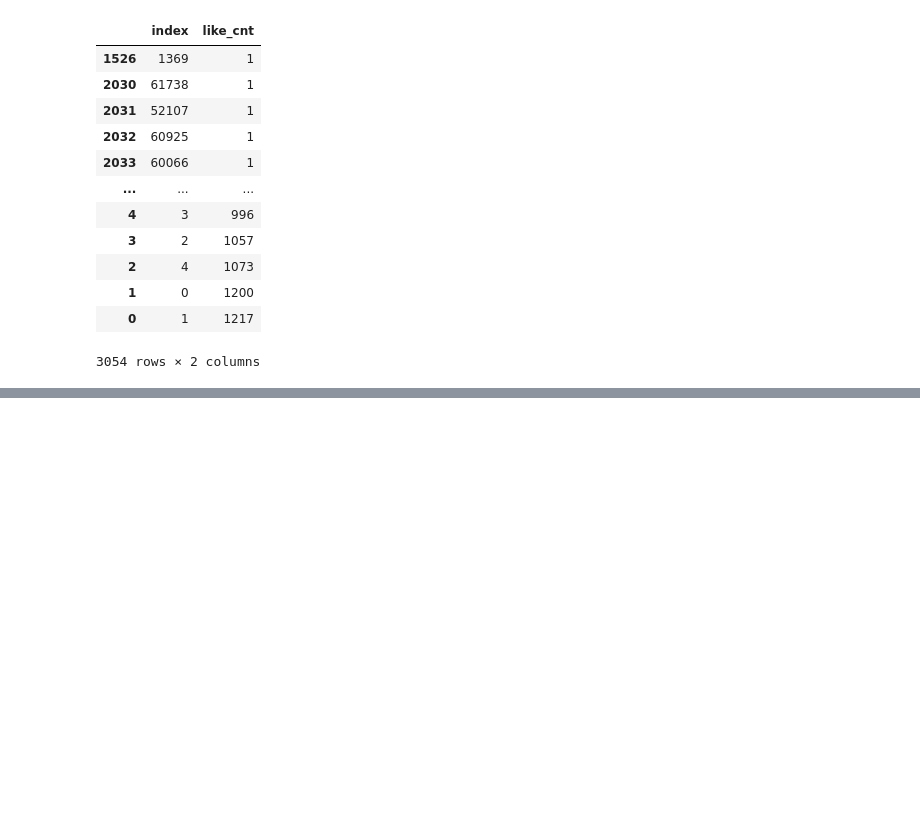
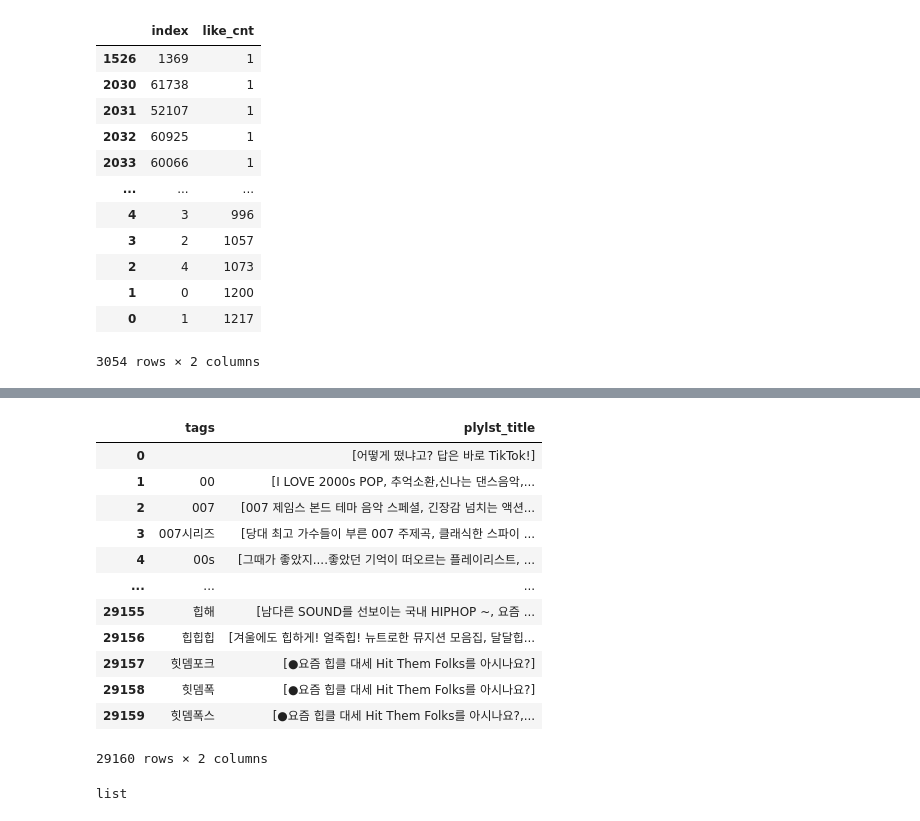
Before and after one commit to pulpo125/AIPlayer_Pling, a Jupyter notebook: EDA.ipynb, the cells around one changed output, grey strips where cells are left out. Cells and saved outputs as stored; diff of their text form; code cells hidden in the pictures; blank space fills up the shorter version.

```diff
--- a/EDA.ipynb
+++ b/EDA.ipynb
@@ -289,0 +294,4 @@ tmp_df_likecnt
+# %%
+train = pd.read_json('./kakao_arena_melon/res/train.json', typ = 'frame')
+tags_plylst_title = train[['tags', 'plylst_title']]
+tags_plylst_title.head()
@@ -289,0 +305,12 @@ tmp_df_likecnt
+# %%
+tags_plylst_title_unnest = np.dstack(
+    (
+        np.repeat(tags_plylst_title.plylst_title.values, list(map(len, tags_plylst_title.tags))),
+        np.concatenate(tags_plylst_title.tags.values)
+    )
+)
+
+tags_plylst_title_map = pd.DataFrame(tags_plylst_title_unnest[0])
+tags_plylst_title_map.columns
+tags_plylst_title_map.columns = ['plylst_title', 'tags']
+tags_plylst_title_map.head()
@@ -289,0 +324,21 @@ tmp_df_likecnt
+# %%
+tags_plylst_title_map = tags_plylst_title_map.groupby('tags').plylst_title.apply(list).reset_index()
+tags_plylst_title_map
+# %% [output]
+|  | tags | plylst_title |
+| 0 |  | [어떻게 떴냐고? 답은 바로 TikTok!] |
+| 1 | 00 | [I LOVE 2000s POP, 추억소환,신나는 댄스음악,... |
+| 2 | 007 | [007 제임스 본드 테마 음악 스페셜, 긴장감 넘치는 액션... |
+| 3 | 007시리즈 | [당대 최고 가수들이 부른 007 주제곡, 클래식한 스파이 ... |
+| 4 | 00s | [그때가 좋았지....좋았던 기억이 떠오르는 플레이리스트, ... |
+| ... | ... | ... |
+| 29155 | 힙해 | [남다른 SOUND를 선보이는 국내 HIPHOP ~, 요즘 ... |
+| 29156 | 힙힙힙 | [겨울에도 힙하게! 얼죽힙! 뉴트로한 뮤지션 모음집, 달달힙... |
+| 29157 | 힛뎀포크 | [●요즘 힙클 대세 Hit Them Folks를 아시나요?] |
+| 29158 | 힛뎀폭 | [●요즘 힙클 대세 Hit Them Folks를 아시나요?] |
+| 29159 | 힛뎀폭스 | [●요즘 힙클 대세 Hit Them Folks를 아시나요?,... |
+29160 rows × 2 columns
+# %%
+type(tags_plylst_title_map['plylst_title'][0])
+# %% [output]
+list
```
Also changed, not shown: parts of 11 cells of this notebook.
